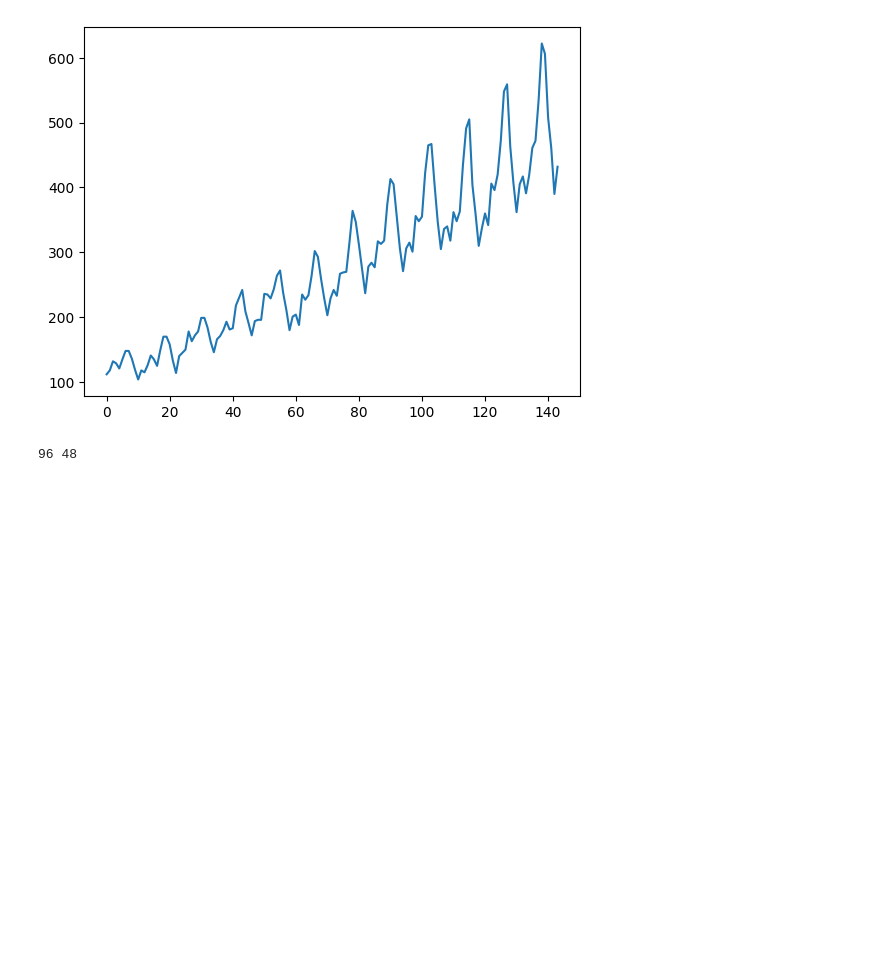
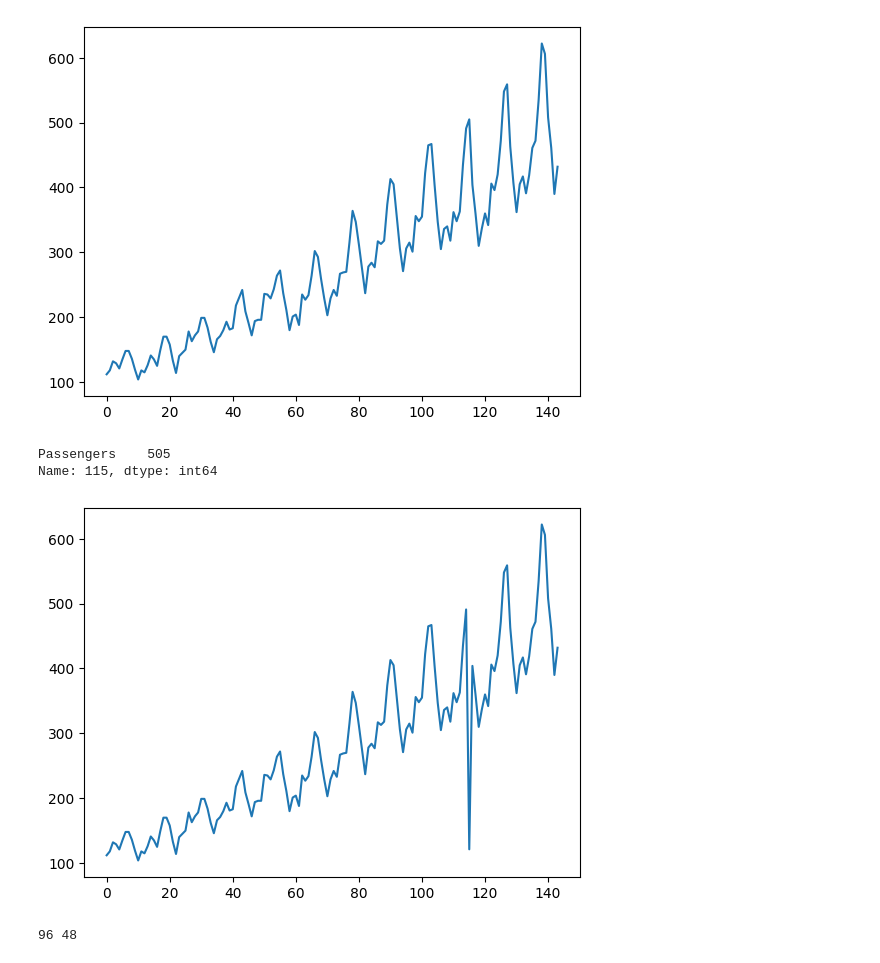
Before and after one commit to lunddave/synthetic_vol_forecasting, a Jupyter notebook: LSTM_sketch.ipynb, the cells around one changed output. Cells and saved outputs as stored; diff of their text form; code cells hidden in the pictures; blank space fills up the shorter version.

Commit message:
shock added to passenger data for LSTM

```diff
--- a/LSTM_sketch.ipynb
+++ b/LSTM_sketch.ipynb
@@ -44,3 +44,8 @@ plt.plot(dataset)
 plt.show()
 # %% [output]
 [figure]
+# %%
+dataset.iloc[115]
+# %% [output]
+Passengers    505
+Name: 115, dtype: int64
@@ -47,3 +56,8 @@ plt.show()
+# %%
+plt.plot(dataset)
+plt.show()
+# %% [output]
+[figure, added]
 # %%
 import numpy as np
 import matplotlib.pyplot as plt
```
Also changed, not shown: parts of 12 cells of this notebook.
